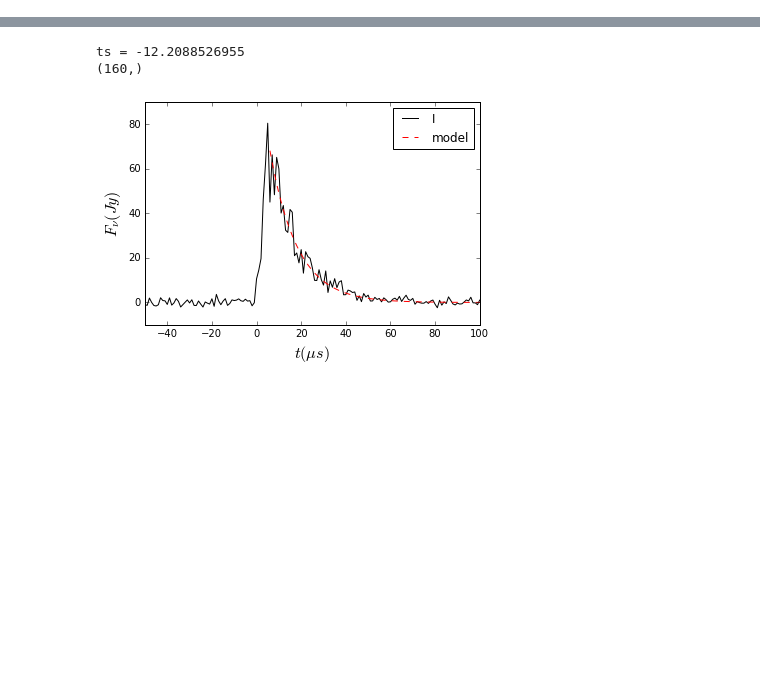
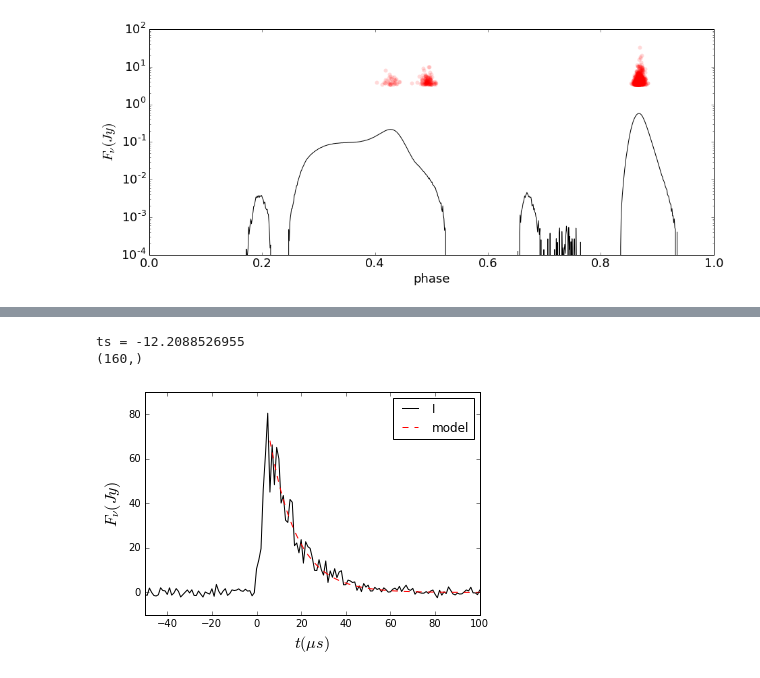
Before and after one commit to ramain/scint_analysis, a Jupyter notebook: b1957_GPs/B1957coherent.ipynb, the cells around one changed output, grey strips where cells are left out. Cells and saved outputs as stored; diff of their text form; code cells hidden in the pictures; blank space fills up the shorter version.

```diff
--- a/b1957_GPs/B1957coherent.ipynb
+++ b/b1957_GPs/B1957coherent.ipynb
@@ -232,0 +170,26 @@ if figures:
+# %%
+sig_conversion = 0.0283112
+GPJy = GPSN * sig_conversion * 12.
+
+coarse_bins = np.linspace(0,1,101)[:-1]
+GPhist = binned_statistic(GPphase, GPJy, statistic='sum', bins = coarse_bins)[0]
+GPhist /= 16200000 # (number of pulses in 3 days)
+
+plt.figure(figsize=(15, 6))
+
+plt.plot(np.arange(1000)/1000., meanprof_Jy, 'k')
+plt.plot(GPphase, GPJy, 'ro', alpha=0.15, markeredgecolor = 'none')
+#plt.plot(coarse_bins[1:]+0.005, GPhist, 'grey', drawstyle='steps')
+
+plt.yscale('log')
+plt.ylim(1e-4, 1e2)
+
+plt.xlabel('phase', fontsize=18)
+plt.ylabel(r'$F_{\nu} (Jy)$', fontsize=20)
+plt.tick_params(axis='x', labelsize=18)
+plt.tick_params(axis='y', labelsize=18)
+
+if figures:
+    plt.savefig('/home/ramain/packages/b1957GiantPulses/fig1a.pdf', dpi=500)
+# %% [output]
+[figure, added]
```
Also changed, not shown: parts of 26 cells of this notebook, 1 other file.
